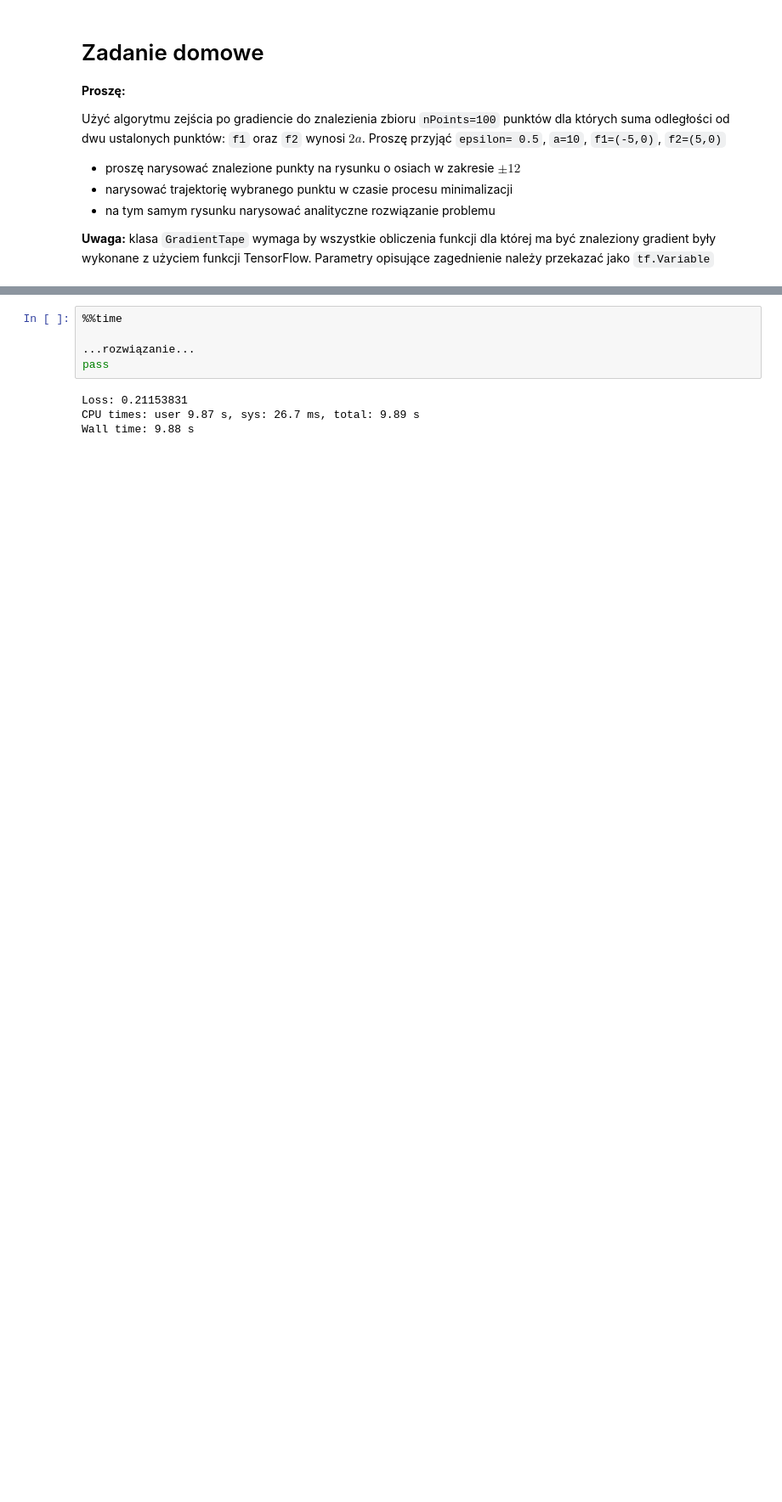
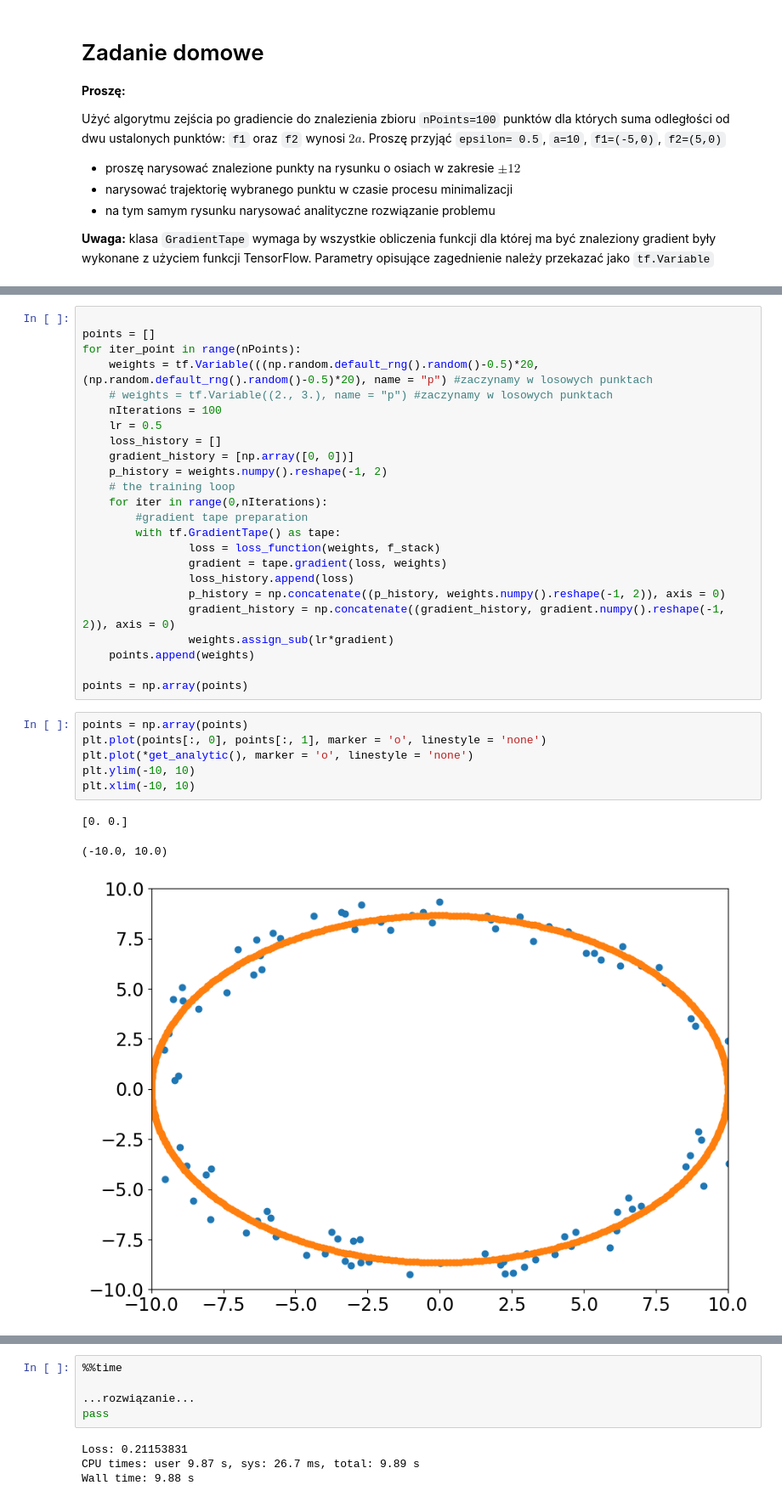
Before and after one commit to bkasza/MLII, a Jupyter notebook: 05.03/02_Podstawowe_pojecia.ipynb, the cells around one changed output, grey strips where cells are left out. Shown: that part at 85% size. Saved outputs shown, nothing was run; the diff lists cells and outputs as text; blank space fills up the shorter version.

```diff
--- a/05.03/02_Podstawowe_pojecia.ipynb
+++ b/05.03/02_Podstawowe_pojecia.ipynb
@@ -852,0 +878,34 @@ Proszę przyjąć `epsilon= 0.5`, `a=10`, `f1=(-5,0)`, `f2=(5,0)`
+# %%
+
+points = []
+for iter_point in range(nPoints):
+    weights = tf.Variable(((np.random.default_rng().random()-0.5)*20, (np.random.default_rng().random()-0.5)*20), name = "p") #zaczynamy w losowych punktach
+    # weights = tf.Variable((2., 3.), name = "p") #zaczynamy w losowych punktach
+    nIterations = 100
+    lr = 0.5
+    loss_history = []
+    gradient_history = [np.array([0, 0])]
+    p_history = weights.numpy().reshape(-1, 2)
+    # the training loop
+    for iter in range(0,nIterations):
+        #gradient tape preparation
+        with tf.GradientTape() as tape:
+                loss = loss_function(weights, f_stack)
+                gradient = tape.gradient(loss, weights)
+                loss_history.append(loss)
+                p_history = np.concatenate((p_history, weights.numpy().reshape(-1, 2)), axis = 0)
+                gradient_history = np.concatenate((gradient_history, gradient.numpy().reshape(-1, 2)), axis = 0)
+                weights.assign_sub(lr*gradient)
+    points.append(weights)
+
+points = np.array(points)
+# %%
+points = np.array(points)
+plt.plot(points[:, 0], points[:, 1], marker = 'o', linestyle = 'none')
+plt.plot(*get_analytic(), marker = 'o', linestyle = 'none')
+plt.ylim(-10, 10)
+plt.xlim(-10, 10)
+# %% [output]
+[0. 0.]
+(-10.0, 10.0)
+[figure, added]
```
Also changed, not shown: parts of 2 cells of this notebook.
